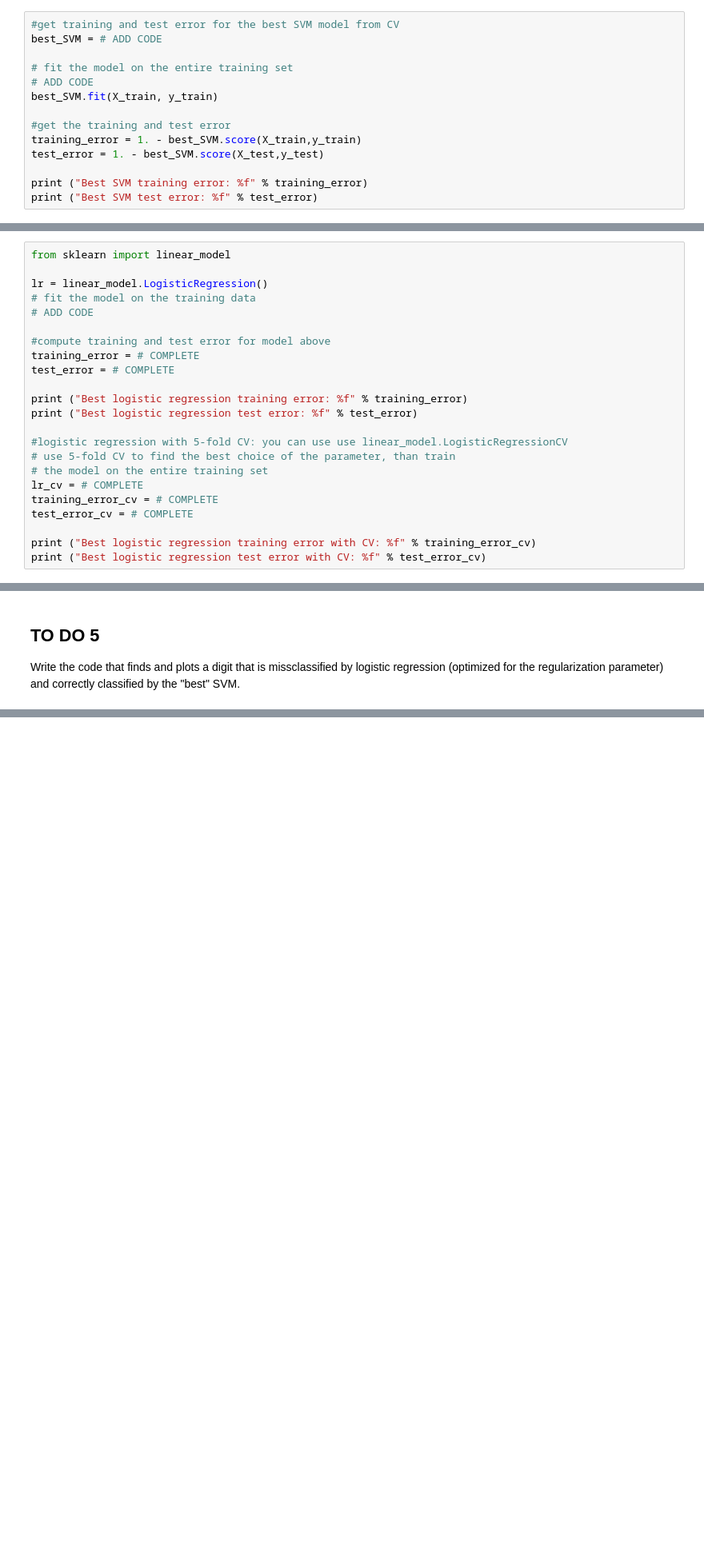
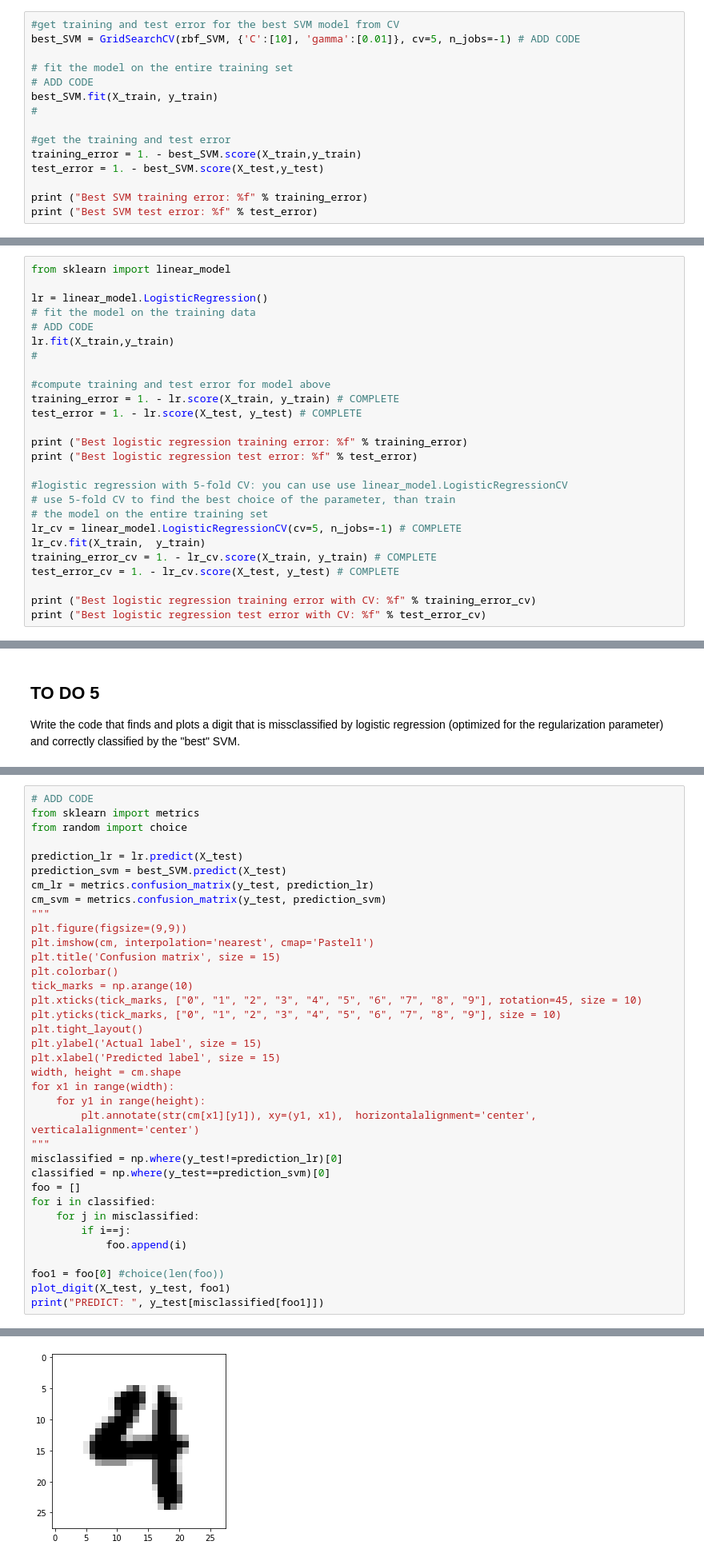
Before and after one commit to fedeluis/ML_course, a Jupyter notebook: HW2/Support Vector Machines.ipynb, the cells around one changed output, grey strips where cells are left out. Shown at 80% size. Drawn from its saved outputs; the diff is of its cells as text; blank space fills up the shorter version.

```diff
--- a/HW2/Support Vector Machines.ipynb
+++ b/HW2/Support Vector Machines.ipynb
@@ -146,11 +200,12 @@ print("\nAll scores on the grid:")
 For the "best" SVM kernel and choice of parameters from above, train the model on the entire training set and measure the training error. Also make predictions on the test set and measure the test error. Print the training and the test error.
 # %%
 #get training and test error for the best SVM model from CV
-best_SVM = # ADD CODE
+best_SVM = GridSearchCV(rbf_SVM, {'C':[10], 'gamma':[0.01]}, cv=5, n_jobs=-1) # ADD CODE
 
 # fit the model on the entire training set
 # ADD CODE
 best_SVM.fit(X_train, y_train)
+#
 
 #get the training and test error
 training_error = 1. - best_SVM.score(X_train,y_train)
@@ -172,10 +230,12 @@ from sklearn import linear_model
 lr = linear_model.LogisticRegression()
 # fit the model on the training data
 # ADD CODE
+lr.fit(X_train,y_train)
+#
 
 #compute training and test error for model above
-training_error = # COMPLETE
-test_error = # COMPLETE
+training_error = 1. - lr.score(X_train, y_train) # COMPLETE
+test_error = 1. - lr.score(X_test, y_test) # COMPLETE
 
 print ("Best logistic regression training error: %f" % training_error)
 print ("Best logistic regression test error: %f" % test_error)
@@ -183,9 +243,10 @@ print ("Best logistic regression test error: %f" % test_error)
 #logistic regression with 5-fold CV: you can use use linear_model.LogisticRegressionCV
 # use 5-fold CV to find the best choice of the parameter, than train
 # the model on the entire training set
-lr_cv = # COMPLETE
-training_error_cv = # COMPLETE
-test_error_cv = # COMPLETE
+lr_cv = linear_model.LogisticRegressionCV(cv=5, n_jobs=-1) # COMPLETE
+lr_cv.fit(X_train,  y_train)
+training_error_cv = 1. - lr_cv.score(X_train, y_train) # COMPLETE
+test_error_cv = 1. - lr_cv.score(X_test, y_test) # COMPLETE
 
 print ("Best logistic regression training error with CV: %f" % training_error_cv)
 print ("Best logistic regression test error with CV: %f" % test_error_cv)
@@ -199,0 +278,37 @@ Write the code that finds and plots a digit that is missclassified by logistic r
+# %%
+# ADD CODE
+from sklearn import metrics
+from random import choice
+
+prediction_lr = lr.predict(X_test)
+prediction_svm = best_SVM.predict(X_test)
+cm_lr = metrics.confusion_matrix(y_test, prediction_lr)
+cm_svm = metrics.confusion_matrix(y_test, prediction_svm)
+"""
+plt.figure(figsize=(9,9))
+plt.imshow(cm, interpolation='nearest', cmap='Pastel1')
+plt.title('Confusion matrix', size = 15)
+plt.colorbar()
+tick_marks = np.arange(10)
+plt.xticks(tick_marks, ["0", "1", "2", "3", "4", "5", "6", "7", "8", "9"], rotation=45, size = 10)
+plt.yticks(tick_marks, ["0", "1", "2", "3", "4", "5", "6", "7", "8", "9"], size = 10)
+plt.tight_layout()
+plt.ylabel('Actual label', size = 15)
+plt.xlabel('Predicted label', size = 15)
+width, height = cm.shape
+for x1 in range(width):
+    for y1 in range(height):
+        plt.annotate(str(cm[x1][y1]), xy=(y1, x1),  horizontalalignment='center', verticalalignment='center')
+"""
+misclassified = np.where(y_test!=prediction_lr)[0]
+classified = np.where(y_test==prediction_svm)[0]
+foo = []
+for i in classified:
+    for j in misclassified:
+        if i==j:
+            foo.append(i)
+
+foo1 = foo[0] #choice(len(foo))
+plot_digit(X_test, y_test, foo1)
+print("PREDICT: ", y_test[misclassified[foo1]])
+# %% [output]
@@ -199,0 +316 @@ Write the code that finds and plots a digit that is missclassified by logistic r
+[figure, added]
```
Also changed, not shown: parts of 8 cells of this notebook.
